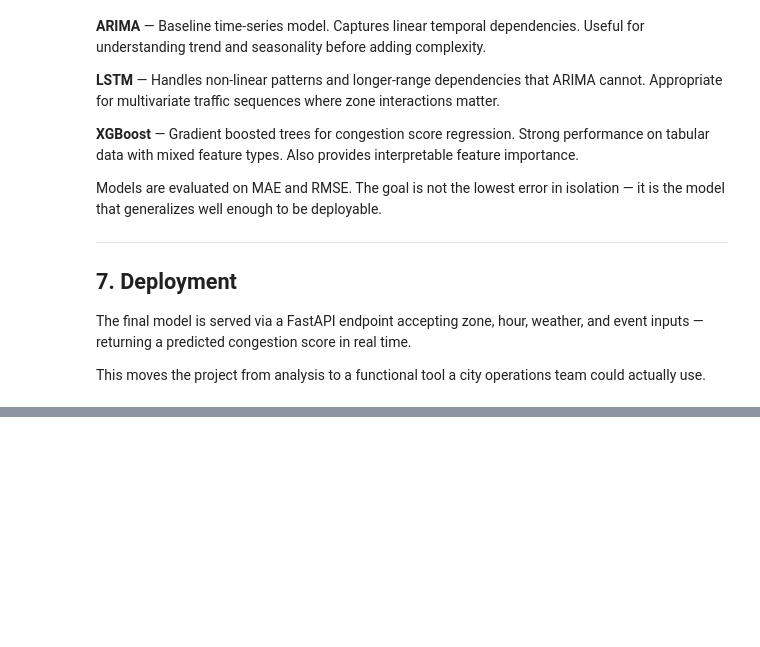
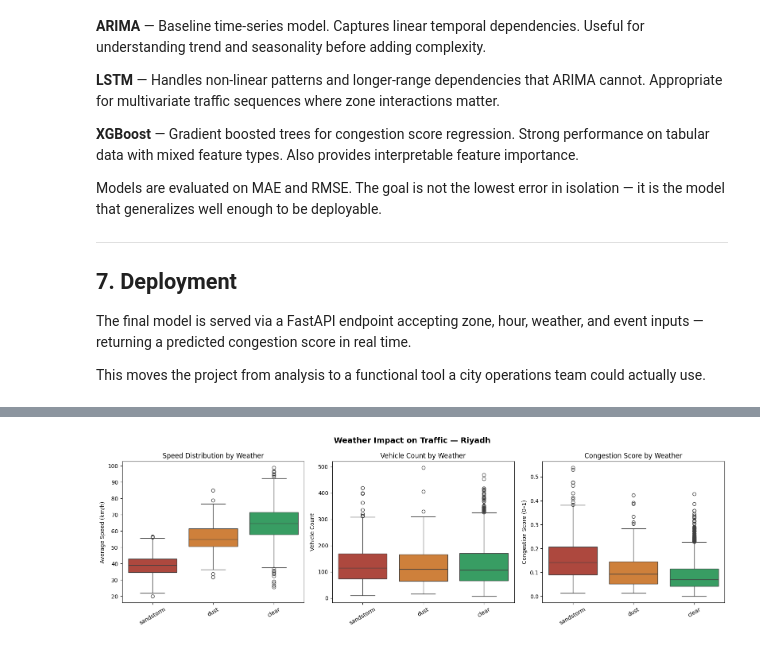
Before and after one commit to MuhammadTalha121/smart_city_traffic_model, a Jupyter notebook: smart_city_traffic_intelligence_system.ipynb, the cells around one changed output, grey strips where cells are left out. Drawn from its saved outputs; the diff is of its cells as text; code cells hidden in the pictures; blank space fills up the shorter version.

Commit message:
add the Output and changes in IPYNB

```diff
--- a/smart_city_traffic_intelligence_system.ipynb
+++ b/smart_city_traffic_intelligence_system.ipynb
@@ -249,0 +345,83 @@ This moves the project from analysis to a functional tool a city operations team
+# %%
+def plot_weather_impact(df, city='Riyadh', save=False):
+    """
+    Analyze and visualize the impact of weather conditions on
+    traffic speed, vehicle count, and congestion score.
+
+    Parameters
+    ----------
+    df   : pd.DataFrame - Output of apply_hourly_patterns()
+    city : str          - City name for plot title
+    save : bool         - Save figures to disk if True
+    """
+    fig, axes = plt.subplots(1, 3, figsize=(16, 5))
+    fig.suptitle(f'Weather Impact on Traffic — {city}', fontsize=14, fontweight='bold')
+
+    weather_order = df.groupby('weather')['congestion_score'].median().sort_values(ascending=False).index.tolist()
+
+    palette = {
+        'sandstorm': '#C0392B',
+        'dust'     : '#E67E22',
+        'fog'      : '#7F8C8D',
+        'rain'     : '#2980B9',
+        'humid'    : '#8E44AD',
+        'clear'    : '#27AE60'
+    }
+    active_palette = {k: v for k, v in palette.items() if k in df['weather'].unique()}
+
+    sns.boxplot(data=df, x='weather', y='avg_speed',
+                order=weather_order, palette=active_palette, ax=axes[0])
+    axes[0].set_title('Speed Distribution by Weather')
+    axes[0].set_xlabel('')
+    axes[0].set_ylabel('Average Speed (km/h)')
+    axes[0].tick_params(axis='x', rotation=30)
+
+    sns.boxplot(data=df, x='weather', y='vehicle_count',
+                order=weather_order, palette=active_palette, ax=axes[1])
+    axes[1].set_title('Vehicle Count by Weather')
+    axes[1].set_xlabel('')
+    axes[1].set_ylabel('Vehicle Count')
+    axes[1].tick_params(axis='x', rotation=30)
+
+    sns.boxplot(data=df, x='weather', y='congestion_score',
+                order=weather_order, palette=active_palette, ax=axes[2])
+    axes[2].set_title('Congestion Score by Weather')
+    axes[2].set_xlabel('')
+    axes[2].set_ylabel('Congestion Score (0–1)')
+    axes[2].tick_params(axis='x', rotation=30)
+
+    plt.tight_layout()
+
+    if save:
+        fname = f'weather_impact_{city.lower()}.png'
+        plt.savefig(fname, dpi=150, bbox_inches='tight')
+        print(f'Saved: {fname}')
+
+    plt.show()
+
+
+def weather_impact_summary(df):
+    """
+    Return a summary table of mean speed, vehicle count,
+    and congestion score per weather condition.
+    """
+    summary = (
+        df.groupby('weather')[['avg_speed', 'vehicle_count', 'congestion_score']]
+        .mean()
+        .round(3)
+        .sort_values('congestion_score', ascending=False)
+    )
+    summary.columns = ['Mean Speed (km/h)', 'Mean Vehicle Count', 'Mean Congestion Score']
+    return summary
+
+
+
+ # Usage — paste generate_traffic_data() and apply_hourly_patterns()
+# directly in the notebook before this cell, then run:
+
+riyadh_df = generate_traffic_data(city='Riyadh')
+riyadh_df = apply_hourly_patterns(riyadh_df, city='Riyadh')
+
+print(weather_impact_summary(riyadh_df))
+plot_weather_impact(riyadh_df, city='Riyadh', save=True)
+# %% [output]
@@ -249,0 +445 @@ This moves the project from analysis to a functional tool a city operations team
+[figure, added]
```
Also changed, not shown: parts of 6 cells of this notebook.
